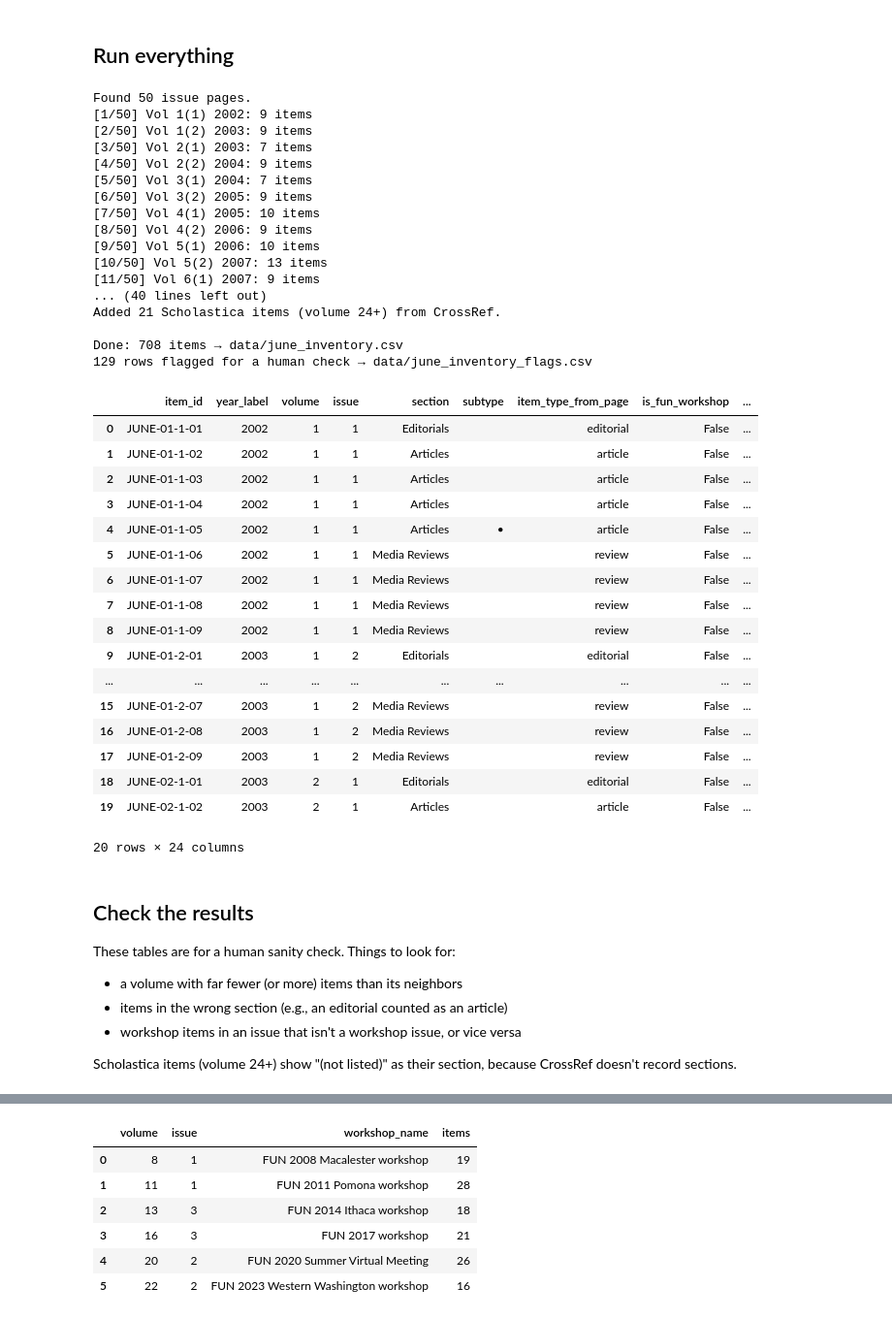
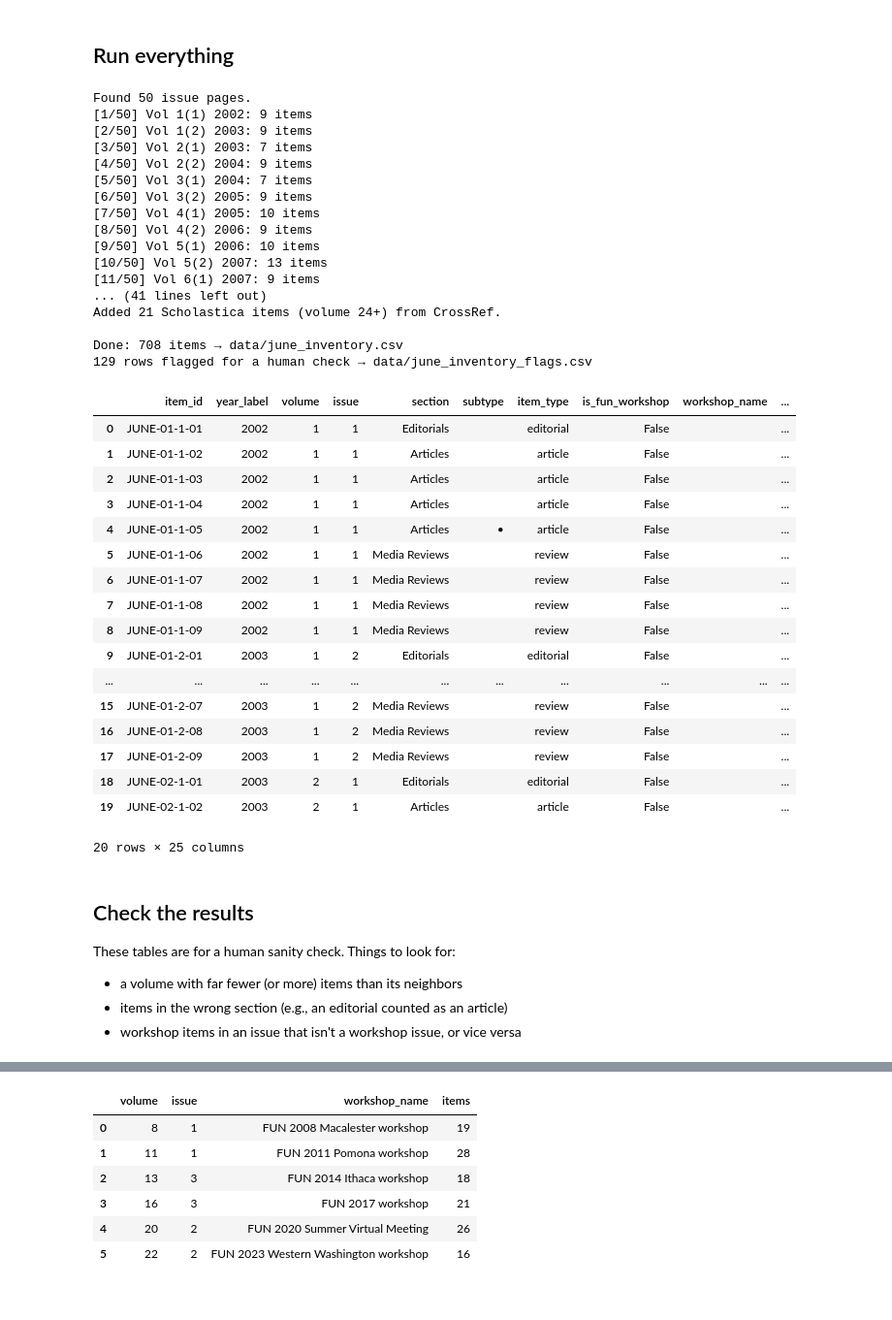
Before and after one commit to ajuavinett/JUNE_Utilities, a Jupyter notebook: 01_build_inventory.ipynb, the cells around one changed output, grey strips where cells are left out. Shown at 97% size. Saved outputs shown, nothing was run; the diff lists cells and outputs as text; code cells hidden in the pictures.

```diff
--- a/01_build_inventory.ipynb
+++ b/01_build_inventory.ipynb
@@ -188,6 +189,12 @@ LINK_RE = re.compile(r"\[([^\]]*)\]\(([^)]+)\)")
 SUPPLEMENT_WORDS = re.compile(r"supplement|movie|video|appendix|download pdf", re.I)
 PAGE_PREFIX_NAMES = {"A": "article", "E": "editorial", "R": "review",
                      "C": "case study", "T": "technical"}
+# When there's no page prefix (early PDFs, Scholastica), the section tells us the type.
+# Mixed sections like "Special Issue" or "Interview" are left blank.
+SECTION_TYPES = {"Articles": "article", "Editorials": "editorial", "Media Reviews": "review",
+                 "Case Studies": "case study", "Technical Papers": "technical",
+                 # Scholastica section names
+                 "Editorial and Opinion": "editorial", "Media Review": "review"}
 
 
 def is_item_link(text, href):
@@ -411,7 +438,9 @@ def add_flags(df):
         if not r.authors:
             flags[i].append("no authors found")
         if r.source != "funjournal.org":
-            continue   # Scholastica items have no page numbers, PDF links, or sections here
+            if not r.section:
+                flags[i].append("no section on Scholastica page")
+            continue   # Scholastica items have no page numbers or PDF links
         if r.page_start is None or pd.isna(r.page_start):
             flags[i].append("no page number")
         sec = str(r.section).lower()
@@ -470,7 +499,9 @@ def scholastica_items_from_crossref():
             "year_label": w.get("published", {}).get("date-parts", [[None]])[0][0],
             "volume": volume, "issue": issue,
             "section": "", "subtype": "",
-            "title": " ".join(w.get("title", [])).strip(),
+            # Titles can contain HTML like <i>Drosophila</i>, line breaks, and invisible characters
+            "title": re.sub(r"\s+", " ", re.sub(r"<[^>]+>|[\u200b-\u200d\u2060\ufeff]", "",
+                                                 " ".join(w.get("title", [])))).strip(),
             "authors": authors,
             "first_author": (w.get("author") or [{}])[0].get("family", ""),
             "reviewed_work_author": "",
@@ -481,9 +512,21 @@ def scholastica_items_from_crossref():
             "issue_url": "",
             "n_supplements": 0,
             "abstract": abstract,
+            "keywords": "",
             "source": "CrossRef (Scholastica)",
         })
     rows.sort(key=lambda r: (r["volume"], r["issue"], r["title"]))
+
+    # CrossRef doesn't record sections or keywords, so read each item's page.
+    print(f"Reading {len(rows)} Scholastica pages for sections/keywords…")
+    for r in rows:
+        try:
+            info = read_scholastica_page(fetch_html(r["article_page_url"]))
+        except Exception as e:
+            print(f"  ✗ {r['article_page_url']}: {e}")
+            continue
+        r["section"], r["keywords"] = info["section"], info["keywords"]
+        r["abstract"] = r["abstract"] or info["abstract"]
     return rows
 
 
@@ -525,6 +568,7 @@ def build_inventory():
 
     df = pd.DataFrame(rows)
     df["doi"], df["abstract"] = "", ""
+    df["keywords"] = ""   # funjournal.org pages don't list keywords; step 2 adds them from PubMed
     df["source"] = "funjournal.org"
 
     if FETCH_ARTICLE_PAGES:
@@ -560,7 +604,9 @@ def build_inventory():
 
     df["page_start"] = df["page_start"].astype("Int64")
     df["page_end"] = df["page_end"].astype("Int64")
-    df["item_type_from_page"] = df["page_prefix"].map(PAGE_PREFIX_NAMES)
+    # Item type: from the page prefix when there is one, otherwise from the section
+    df["item_type"] = df["page_prefix"].map(PAGE_PREFIX_NAMES).fillna(
+        df["section"].map(SECTION_TYPES))
 
     # A unique ID for every row: volume, issue, and position in the issue,
     # e.g. JUNE-04-2-07 = volume 4, issue 2, 7th item listed.
@@ -576,62 +622,62 @@ def build_inventory():
     df = add_flags(df)
 
     cols = ["item_id", "year_label", "volume", "issue", "section", "subtype",
-            "item_type_from_page", "is_fun_workshop", "workshop_name",
+            "item_type", "is_fun_workshop", "workshop_name",
             "title", "authors", "first_author",
             "reviewed_work_author", "page_prefix", "page_start", "page_end",
             "doi", "pdf_url", "article_page_url", "issue_url",
-            "n_supplements", "abstract", "source", "flags"]
+            "n_supplements", "abstract", "keywords", "source", "flags"]
     df = df[cols]
     os.makedirs(DATA_DIR, exist_ok=True)
     df.to_csv(OUTPUT_CSV, index=False, encoding="utf-8-sig")  # utf-8-sig opens cleanly in Excel
     df[df["flags"] != ""].to_csv(FLAGS_CSV, index=False, encoding="utf-8-sig")
     (df.replace({"section": {"": "(not listed)"}})
        .groupby(["year_label", "volume", "issue", "section"]).size()
        .unstack(fill_value=0).to_csv(SUMMARY_CSV, encoding="utf-8-sig"))
 
     print(f"\nDone: {len(df)} items → {OUTPUT_CSV}")
     print(f"{(df['flags'] != '').sum()} rows flagged for a human check → {FLAGS_CSV}")
     return df
 
 
 inventory = build_inventory()
 inventory.head(20)
 # %% [output]
 Found 50 issue pages.
 [1/50] Vol 1(1) 2002: 9 items
 [2/50] Vol 1(2) 2003: 9 items
 [3/50] Vol 2(1) 2003: 7 items
 [4/50] Vol 2(2) 2004: 9 items
 [5/50] Vol 3(1) 2004: 7 items
 [6/50] Vol 3(2) 2005: 9 items
 [7/50] Vol 4(1) 2005: 10 items
 [8/50] Vol 4(2) 2006: 9 items
 [9/50] Vol 5(1) 2006: 10 items
 [10/50] Vol 5(2) 2007: 13 items
 [11/50] Vol 6(1) 2007: 9 items
-... (40 lines left out)
+... (41 lines left out)
 Added 21 Scholastica items (volume 24+) from CrossRef.
 
 Done: 708 items → data/june_inventory.csv
 129 rows flagged for a human check → data/june_inventory_flags.csv
-|  | item_id | year_label | volume | issue | section | subtype | item_type_from_page | is_fun_workshop | ... |
-| 0 | JUNE-01-1-01 | 2002 | 1 | 1 | Editorials |  | editorial | False | ... |
-| 1 | JUNE-01-1-02 | 2002 | 1 | 1 | Articles |  | article | False | ... |
-| 2 | JUNE-01-1-03 | 2002 | 1 | 1 | Articles |  | article | False | ... |
-| 3 | JUNE-01-1-04 | 2002 | 1 | 1 | Articles |  | article | False | ... |
-| 4 | JUNE-01-1-05 | 2002 | 1 | 1 | Articles | • | article | False | ... |
-| 5 | JUNE-01-1-06 | 2002 | 1 | 1 | Media Reviews |  | review | False | ... |
-| 6 | JUNE-01-1-07 | 2002 | 1 | 1 | Media Reviews |  | review | False | ... |
-| 7 | JUNE-01-1-08 | 2002 | 1 | 1 | Media Reviews |  | review | False | ... |
-| 8 | JUNE-01-1-09 | 2002 | 1 | 1 | Media Reviews |  | review | False | ... |
-| 9 | JUNE-01-2-01 | 2003 | 1 | 2 | Editorials |  | editorial | False | ... |
-| ... | ... | ... | ... | ... | ... | ... | ... | ... | ... |
-| 15 | JUNE-01-2-07 | 2003 | 1 | 2 | Media Reviews |  | review | False | ... |
-| 16 | JUNE-01-2-08 | 2003 | 1 | 2 | Media Reviews |  | review | False | ... |
-| 17 | JUNE-01-2-09 | 2003 | 1 | 2 | Media Reviews |  | review | False | ... |
-| 18 | JUNE-02-1-01 | 2003 | 2 | 1 | Editorials |  | editorial | False | ... |
-| 19 | JUNE-02-1-02 | 2003 | 2 | 1 | Articles |  | article | False | ... |
+|  | item_id | year_label | volume | issue | section | subtype | item_type | is_fun_workshop | workshop_name | ... |
+| 0 | JUNE-01-1-01 | 2002 | 1 | 1 | Editorials |  | editorial | False |  | ... |
+| 1 | JUNE-01-1-02 | 2002 | 1 | 1 | Articles |  | article | False |  | ... |
+| 2 | JUNE-01-1-03 | 2002 | 1 | 1 | Articles |  | article | False |  | ... |
+| 3 | JUNE-01-1-04 | 2002 | 1 | 1 | Articles |  | article | False |  | ... |
+| 4 | JUNE-01-1-05 | 2002 | 1 | 1 | Articles | • | article | False |  | ... |
+| 5 | JUNE-01-1-06 | 2002 | 1 | 1 | Media Reviews |  | review | False |  | ... |
+| 6 | JUNE-01-1-07 | 2002 | 1 | 1 | Media Reviews |  | review | False |  | ... |
+| 7 | JUNE-01-1-08 | 2002 | 1 | 1 | Media Reviews |  | review | False |  | ... |
+| 8 | JUNE-01-1-09 | 2002 | 1 | 1 | Media Reviews |  | review | False |  | ... |
+| 9 | JUNE-01-2-01 | 2003 | 1 | 2 | Editorials |  | editorial | False |  | ... |
+| ... | ... | ... | ... | ... | ... | ... | ... | ... | ... | ... |
+| 15 | JUNE-01-2-07 | 2003 | 1 | 2 | Media Reviews |  | review | False |  | ... |
+| 16 | JUNE-01-2-08 | 2003 | 1 | 2 | Media Reviews |  | review | False |  | ... |
+| 17 | JUNE-01-2-09 | 2003 | 1 | 2 | Media Reviews |  | review | False |  | ... |
+| 18 | JUNE-02-1-01 | 2003 | 2 | 1 | Editorials |  | editorial | False |  | ... |
+| 19 | JUNE-02-1-02 | 2003 | 2 | 1 | Articles |  | article | False |  | ... |
-20 rows × 24 columns
+20 rows × 25 columns
 # %% [markdown]
 ## Check the results
 
@@ -639,9 +685,6 @@ These tables are for a human sanity check. Things to look for:
 - a volume with far fewer (or more) items than its neighbors
 - items in the wrong section (e.g., an editorial counted as an article)
 - workshop items in an issue that isn't a workshop issue, or vice versa
-
-Scholastica items (volume 24+) show "(not listed)" as their section,
-because CrossRef doesn't record sections.
 # %%
 # Items per volume, by section. Workshop items are counted in their own column.
 check = inventory.replace({"section": {"": "(not listed)"}})
```
Also changed, not shown: parts of 3 cells of this notebook, 3 other files.
